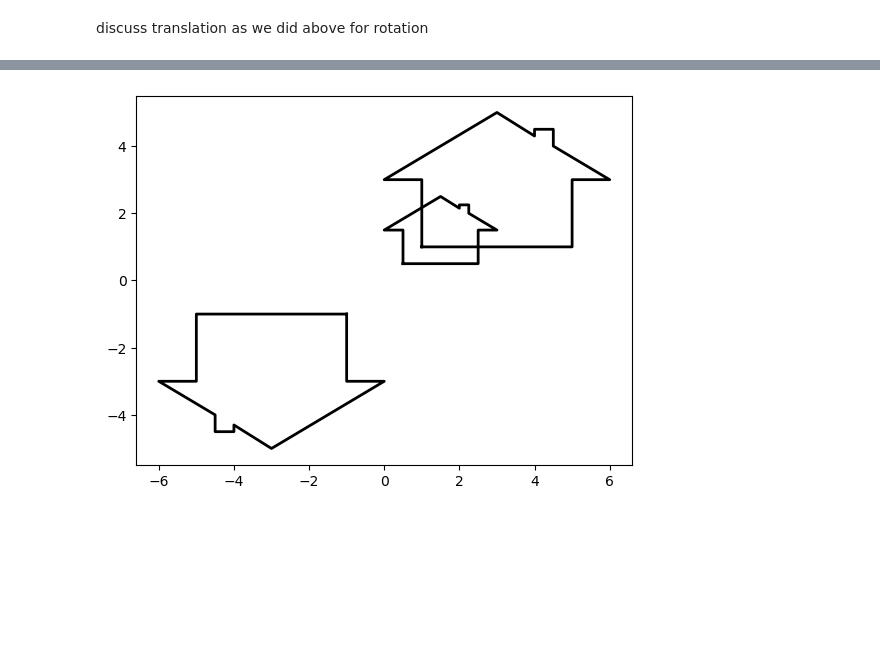
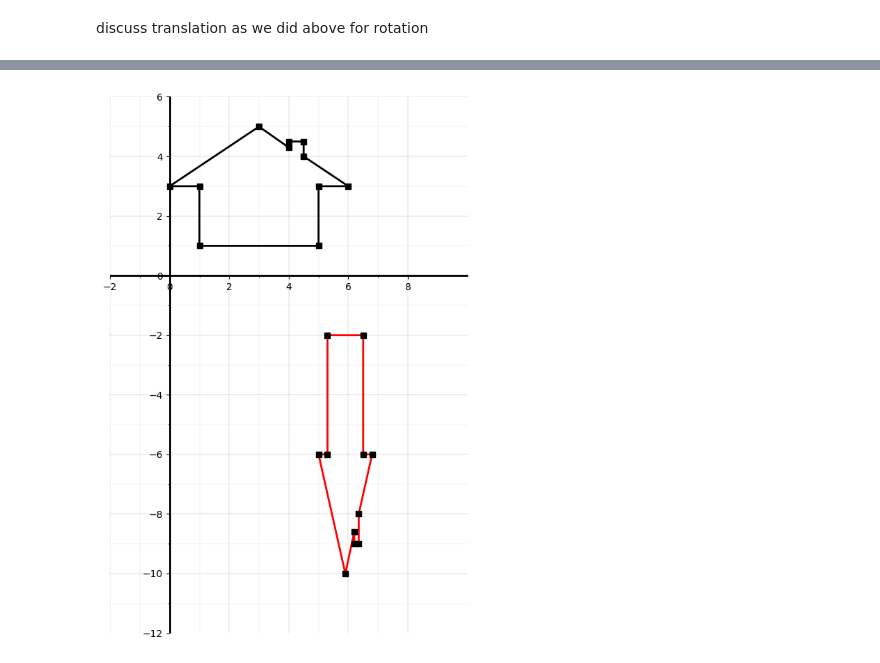
Before and after one commit to OmarMohamed26/GeometricLineartransformation, a Jupyter notebook: geomtricTransformation.ipynb, the cells around one changed output, grey strips where cells are left out. Drawn from its saved outputs; the diff is of its cells as text; code cells hidden in the pictures; blank space fills up the shorter version.

Commit message:
Organized functions and draw the required images properly

```diff
--- a/geomtricTransformation.ipynb
+++ b/geomtricTransformation.ipynb
@@ -515,6 +374,38 @@ Ignoring fixed y limits to fulfill fixed data aspect with adjustable data limits
 # %%
-draw_part(apply_transformation(Home,ScaleS_f(0.5, 0.5)),True,**style)
-draw_part(apply_transformation(Home,ReflectionOrigin_f()),True,**style)
-draw_part(Home,True,**style)
+# Setup plot
+fig, ax = plt.subplots(figsize=(10, 10))
+
+ax.set_xlim(-2, 10)
+ax.set_ylim(-12, 6)
+ax.set_aspect('equal', adjustable='box')
+
+# Major and minor ticks
+ax.set_xticks(np.arange(-2, 9, 2))
+ax.set_yticks(np.arange(-12, 7, 2))
+ax.set_xticks(np.arange(-2, 9, 1), minor=True)
+ax.set_yticks(np.arange(-12, 7, 1), minor=True)
+
+# Grid
+ax.grid(which='major', color='#b0b0b0', linewidth=0.3)
+ax.grid(which='minor', color='#e0e0e0', linewidth=0.3)
+
+# Axes
+ax.axhline(0, color='black', linewidth=2)
+ax.axvline(0, color='black', linewidth=2)
+
+ax.spines['left'].set_position('zero')
+ax.spines['bottom'].set_position('zero')
+ax.spines['right'].set_color('none')
+ax.spines['top'].set_color('none')
+
+# Draw original house (black, top)
+draw_house(ax, np.eye(2), dx=0, dy=0, color='black', linewidth=2)
+
+# Draw transformed house (red, bottom)
+# Scale down, reflect over x-axis, then translate
+T = ScaleS_f(0.3, 2) @ ReflectionX_f()
+draw_house(ax, T, dx=5, dy=0, color='red', linewidth=2)
+
+plt.show()
 # %% [output]
-[figure, old version]
+[figure, new version]
```
Also changed, not shown: parts of 2 cells of this notebook.
